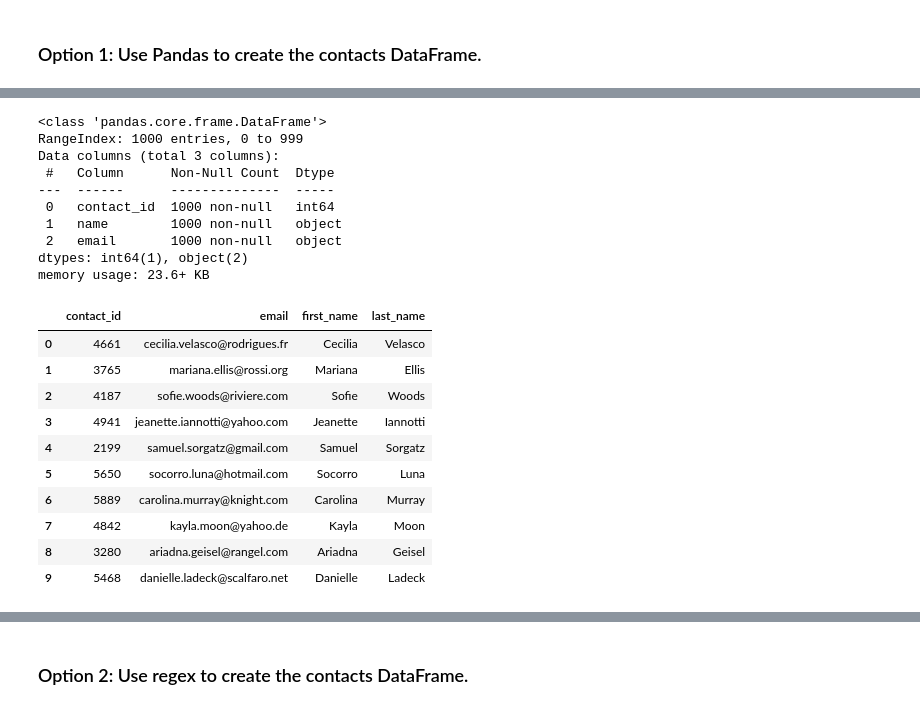
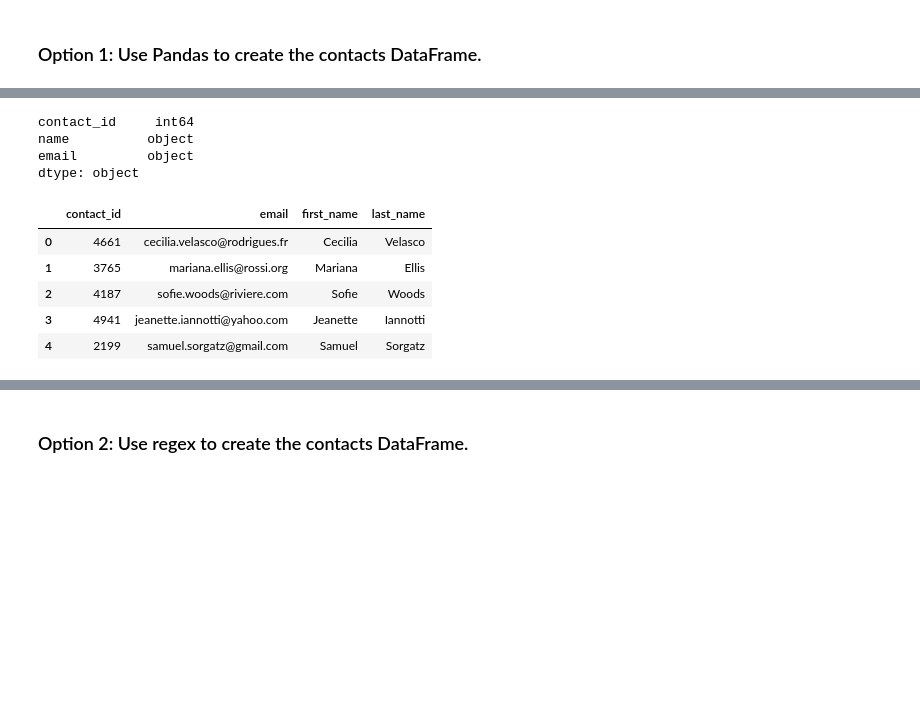
Before and after one commit to mjardinico/crowdfunding_ETL, a Jupyter notebook: ETL_Mini_Project_MJardinico.ipynb, the cells around one changed output, grey strips where cells are left out. Saved outputs shown, nothing was run; the diff lists cells and outputs as text; code cells hidden in the pictures; blank space fills up the shorter version.

```diff
--- a/ETL_Mini_Project_MJardinico.ipynb
+++ b/ETL_Mini_Project_MJardinico.ipynb
@@ -306,6 +309,6 @@ campaign_cleaned.to_csv("Resources/campaign.csv", index=False)
 ### Extract the contacts.xlsx Data.
 # %%
 # Read the data into a Pandas DataFrame. Use the `header=2` parameter when reading in the data.
-contact_info_df = pd.read_excel('Resources/contacts.xlsx', header=2)
-contact_info_df.head()
+contact_info_df = pd.read_excel('Resources/contacts.xlsx', skiprows=4, header=None)
+contact_info_df.head(10)
 # %% [output]
@@ -330,14 +338,11 @@ Then export the DataFrame as a `contacts.csv` CSV file.
 # %%
 # Iterate through the contact_info_df and convert each row to a dictionary.
 import json
+
 df = pd.DataFrame(contact_info_df)
 
-dict_values = []
-for i, row in df.iterrows():
-    contact_info_dict = json.loads(row['contact_info'])
-    dict_values.append(contact_info_dict)
+# Convert each row to a dictionary
+dict_list = [json.loads(row) for row in df[0]]
 
-
-# Print out the list of values for each row.
-print(dict_values)
+dict_list
 # %% [output]
@@ -355,3 +366,16 @@ print(dict_values)
 # %%
 # Create a contact_info DataFrame and add each list of values, i.e., each row
 # to the 'contact_id', 'name', 'email' columns.
+extracted_data = []
+for item in dict_list:
+    contact_id = item['contact_id']
+    name = item['name']
+    email = item['email']
+    extracted_data.append({
+        'contact_id': contact_id,
+        'name': name,
+        'email': email
+    })
+# print(extracted_data)
+
+contact_df = pd.DataFrame(extracted_data)
@@ -365,32 +382,29 @@ print(dict_values)
 # %%
-# Check the datatypes.
+# check the datatypes.
+contact_df.dtypes
 # %% [output]
-<class 'pandas.core.frame.DataFrame'>
-RangeIndex: 1000 entries, 0 to 999
-Data columns (total 3 columns):
- #   Column      Non-Null Count  Dtype
----  ------      --------------  -----
- 0   contact_id  1000 non-null   int64
- 1   name        1000 non-null   object
- 2   email       1000 non-null   object
-dtypes: int64(1), object(2)
-memory usage: 23.6+ KB
+contact_id     int64
+name          object
+email         object
+dtype: object
 # %%
 # Create a "first"name" and "last_name" column with the first and last names from the "name" column.
+contact_df['name'].str.split(" ", n=1, expand=True)
+
+# Assign the split columns
+contact_df[['first_name', 'last_name']] = contact_df['name'].str.split(" ", n=1, expand=True)
 
 
-# Drop the contact_name column
+# # Drop the contact_name column
+contact_df = contact_df.drop('name', axis=1)
+
+contact_df.head()
 # %% [output]
 |  | contact_id | email | first_name | last_name |
 | 0 | 4661 | cecilia.velasco@rodrigues.fr | Cecilia | Velasco |
 | 1 | 3765 | mariana.ellis@rossi.org | Mariana | Ellis |
 | 2 | 4187 | sofie.woods@riviere.com | Sofie | Woods |
 | 3 | 4941 | jeanette.iannotti@yahoo.com | Jeanette | Iannotti |
 | 4 | 2199 | samuel.sorgatz@gmail.com | Samuel | Sorgatz |
-| 5 | 5650 | socorro.luna@hotmail.com | Socorro | Luna |
-| 6 | 5889 | carolina.murray@knight.com | Carolina | Murray |
-| 7 | 4842 | kayla.moon@yahoo.de | Kayla | Moon |
-| 8 | 3280 | ariadna.geisel@rangel.com | Ariadna | Geisel |
-| 9 | 5468 | danielle.ladeck@scalfaro.net | Danielle | Ladeck |
 # %%
 # Reorder the columns
```
Also changed, not shown: parts of 10 cells of this notebook.
